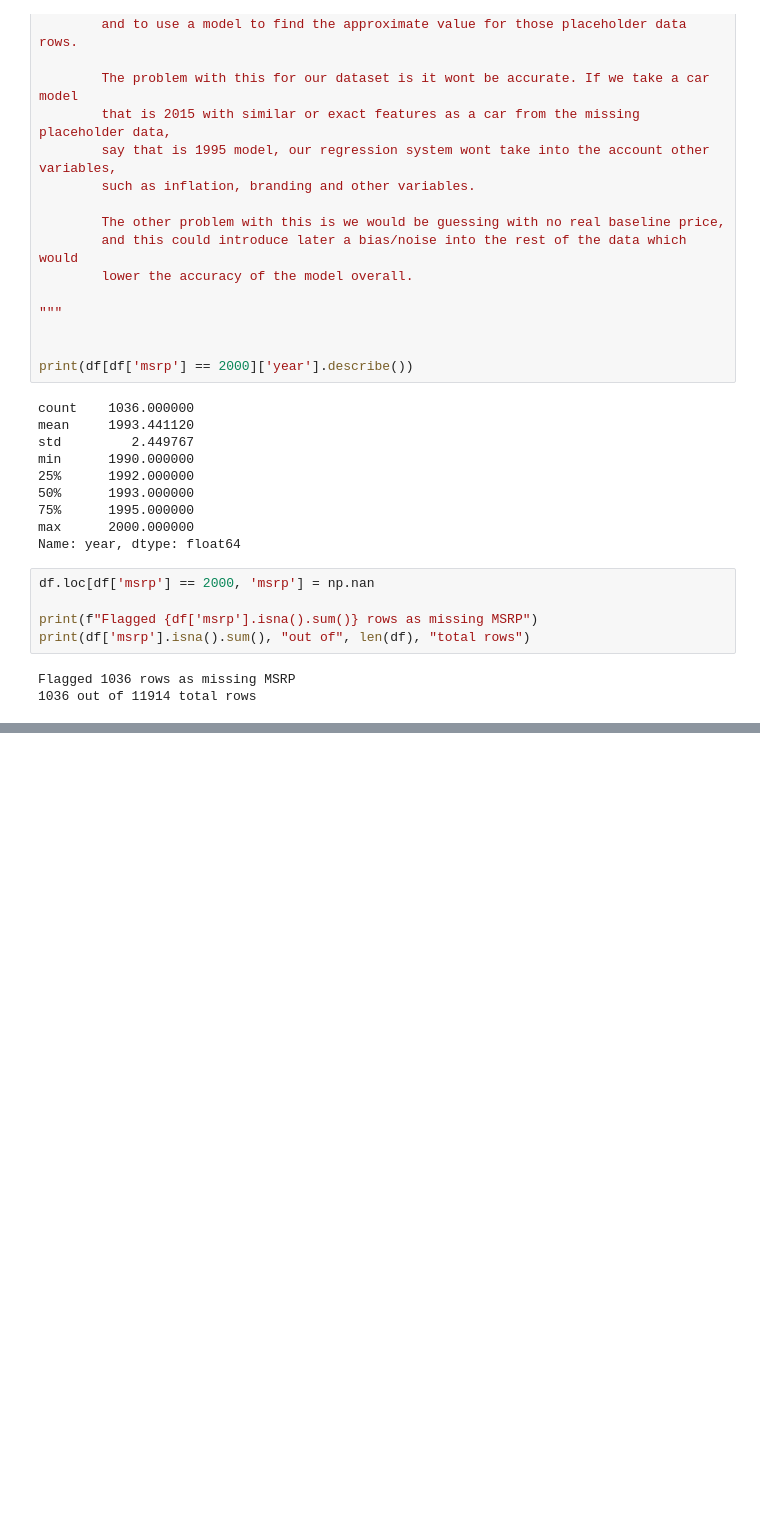
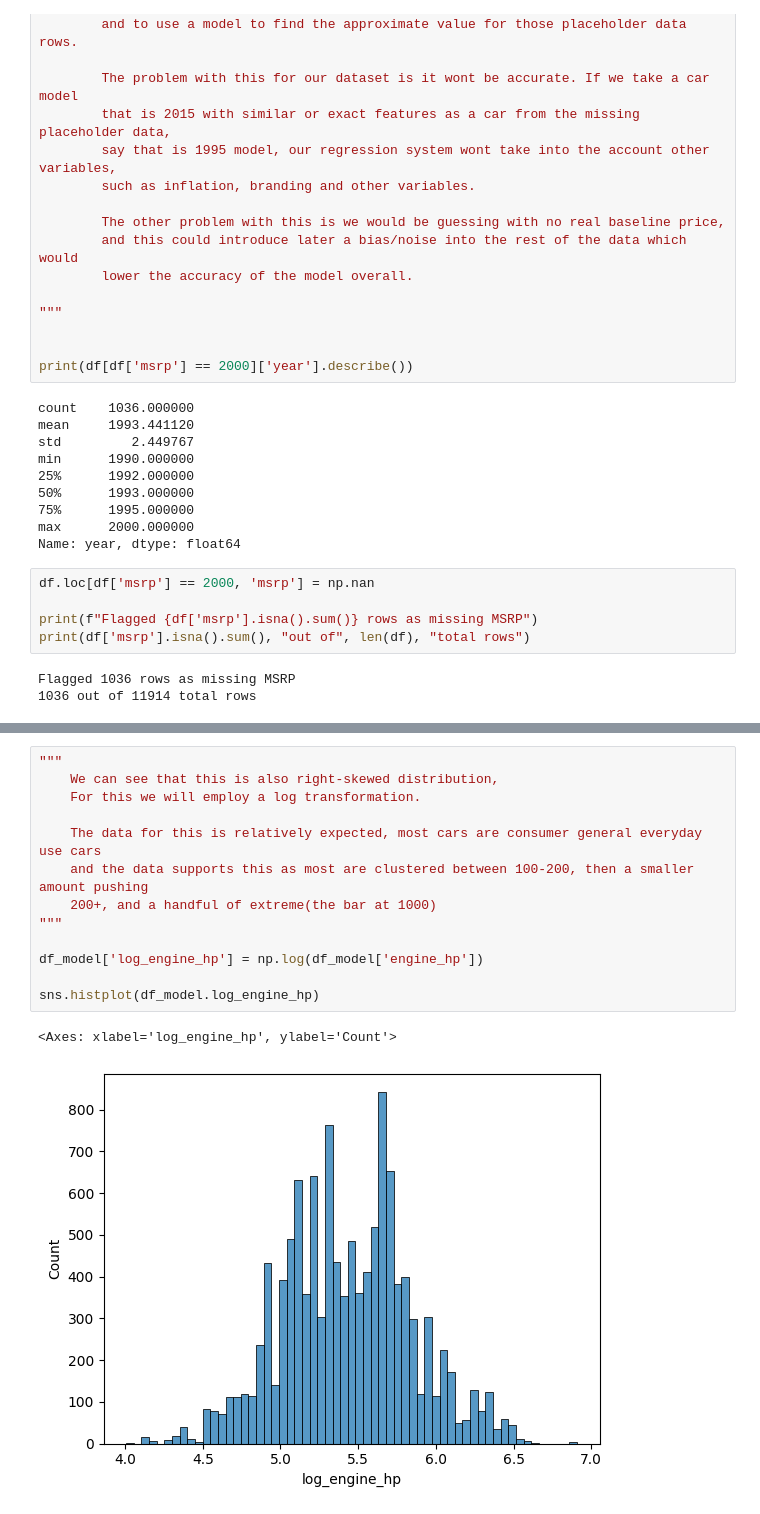
Before and after one commit to ilijahristov/machine-learning, a Jupyter notebook: car_price_prediction/car_price_prediction.ipynb, the cells around one changed output, grey strips where cells are left out. Drawn from its saved outputs; the diff is of its cells as text; blank space fills up the shorter version.

```diff
--- a/car_price_prediction/car_price_prediction.ipynb
+++ b/car_price_prediction/car_price_prediction.ipynb
@@ -175,0 +430,16 @@ Flagged 1036 rows as missing MSRP
+# %%
+"""
+    We can see that this is also right-skewed distribution,
+    For this we will employ a log transformation.
+
+    The data for this is relatively expected, most cars are consumer general everyday use cars
+    and the data supports this as most are clustered between 100-200, then a smaller amount pushing
+    200+, and a handful of extreme(the bar at 1000)
+"""
+
+df_model['log_engine_hp'] = np.log(df_model['engine_hp'])
+
+sns.histplot(df_model.log_engine_hp)
+# %% [output]
+<Axes: xlabel='log_engine_hp', ylabel='Count'>
+[figure, added]
```
Also changed, not shown: parts of 32 cells of this notebook, 1 other file.
